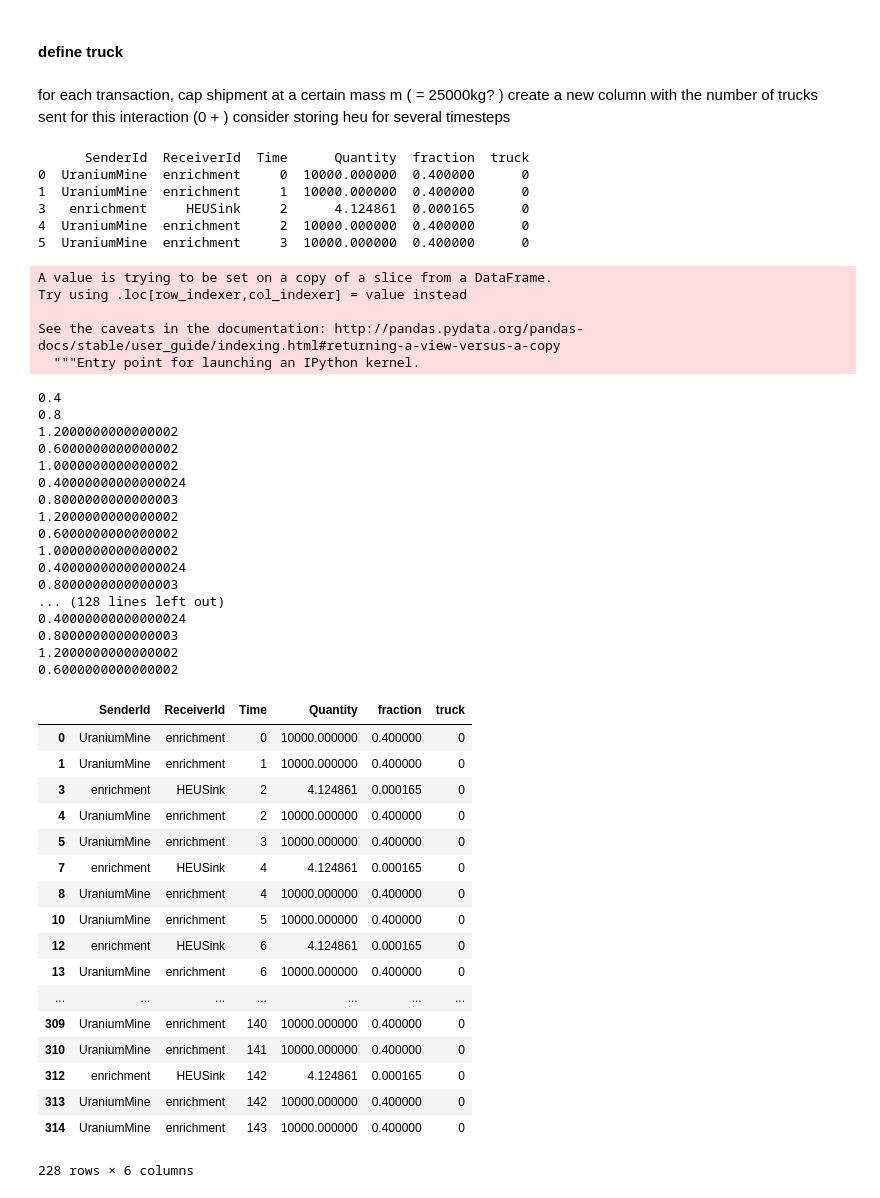
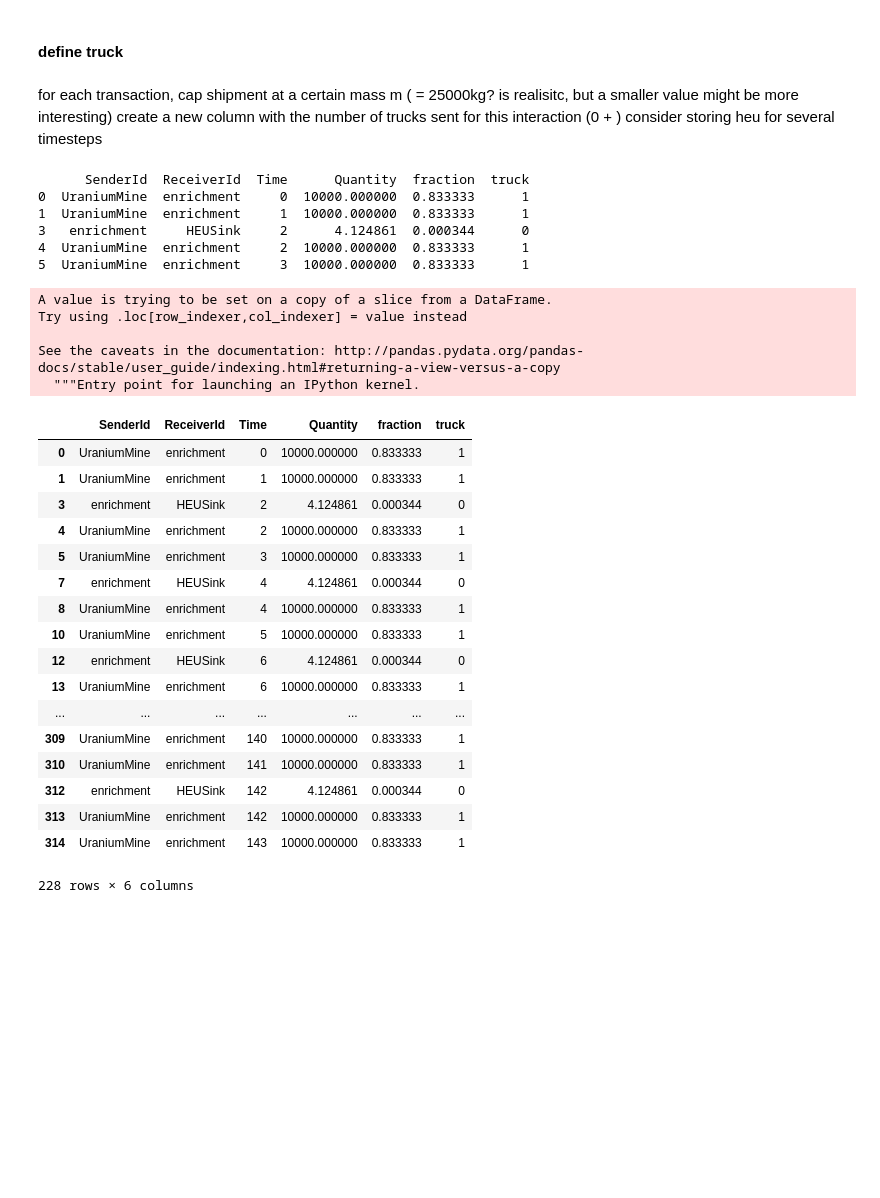
Before and after one commit to a-co/diversion_models, a Jupyter notebook: new_data_gen.ipynb, the cells around one changed output. Saved outputs shown, nothing was run; the diff lists cells and outputs as text; code cells hidden in the pictures; blank space fills up the shorter version.

```diff
--- a/new_data_gen.ipynb
+++ b/new_data_gen.ipynb
@@ -161,19 +161,19 @@ See the caveats in the documentation: http://pandas.pydata.org/pandas-docs/stabl
 # %% [markdown]
 #### define truck
 # %% [markdown]
-for each transaction, cap shipment at a certain mass m ( = 25000kg? )
+for each transaction, cap shipment at a certain mass m ( = 25000kg? is realisitc, but a smaller value might be more interesting)
 create a new column with the number of trucks sent for this interaction (0 + )
 consider storing heu for several timesteps
 # %%
-short["fraction"] = short["Quantity"] / 25000
+short["fraction"] = short["Quantity"] / 12000
 print(short.head())
 # %% [output]
       SenderId  ReceiverId  Time      Quantity  fraction  truck
-0  UraniumMine  enrichment     0  10000.000000  0.400000      0
-1  UraniumMine  enrichment     1  10000.000000  0.400000      0
-3   enrichment     HEUSink     2      4.124861  0.000165      0
-4  UraniumMine  enrichment     2  10000.000000  0.400000      0
-5  UraniumMine  enrichment     3  10000.000000  0.400000      0
+0  UraniumMine  enrichment     0  10000.000000  0.833333      1
+1  UraniumMine  enrichment     1  10000.000000  0.833333      1
+3   enrichment     HEUSink     2      4.124861  0.000344      0
+4  UraniumMine  enrichment     2  10000.000000  0.833333      1
+5  UraniumMine  enrichment     3  10000.000000  0.833333      1
 A value is trying to be set on a copy of a slice from a DataFrame.
 Try using .loc[row_indexer,col_indexer] = value instead
 
@@ -182,64 +182,46 @@ See the caveats in the documentation: http://pandas.pydata.org/pandas-docs/stabl
 # %%
 MtoE = 0
 EtoSink = 0
 EtoR = 0
 RtoSink = 0
 for index, row in short.iterrows():
     if row["SenderId"] == "UraniumMine" and row["ReceiverId"] == "enrichment":
         MtoE += row["fraction"]
-        print(MtoE)
         if MtoE > 1:
-            row["truck"] = 1
+            short.loc[index, "truck"] = 1
             MtoE -= 1
     if row["SenderId"] == "enrichment" and row["ReceiverId"] == "HEUSink":
         EtoSink += row["fraction"]
         if EtoSink > 1:
-            row["truck"] = 1
+            short.loc[index, "truck"] = 1
             EtoSink -= 1
     if row["SenderId"] == "enrichment" and row["ReceiverId"] == "reactor":
         EtoR += row["fraction"]
         if EtoR > 1:
-            row["truck"] = 1
+            short.loc[index, "truck"] = 1
             EtoR -=1
     if row["SenderId"] == "reactor" and row["ReceiverId"] == "SpentFuelSink":
         RtoSink += row["fraction"]
-        if RtoSink> 1:
-            row["truck"] -= 1
-            RtoSink = 0
+        if RtoSink > 1:
+            short.loc[index, "truck"] = 1
+            RtoSink -=1
 short
 # %% [output]
+|  | SenderId | ReceiverId | Time | Quantity | fraction | truck |
+| 0 | UraniumMine | enrichment | 0 | 10000.000000 | 0.833333 | 1 |
+| 1 | UraniumMine | enrichment | 1 | 10000.000000 | 0.833333 | 1 |
+| 3 | enrichment | HEUSink | 2 | 4.124861 | 0.000344 | 0 |
+| 4 | UraniumMine | enrichment | 2 | 10000.000000 | 0.833333 | 1 |
+| 5 | UraniumMine | enrichment | 3 | 10000.000000 | 0.833333 | 1 |
+| 7 | enrichment | HEUSink | 4 | 4.124861 | 0.000344 | 0 |
+| 8 | UraniumMine | enrichment | 4 | 10000.000000 | 0.833333 | 1 |
+| 10 | UraniumMine | enrichment | 5 | 10000.000000 | 0.833333 | 1 |
+| 12 | enrichment | HEUSink | 6 | 4.124861 | 0.000344 | 0 |
+| 13 | UraniumMine | enrichment | 6 | 10000.000000 | 0.833333 | 1 |
+| ... | ... | ... | ... | ... | ... | ... |
+| 309 | UraniumMine | enrichment | 140 | 10000.000000 | 0.833333 | 1 |
+| 310 | UraniumMine | enrichment | 141 | 10000.000000 | 0.833333 | 1 |
+| 312 | enrichment | HEUSink | 142 | 4.124861 | 0.000344 | 0 |
+| 313 | UraniumMine | enrichment | 142 | 10000.000000 | 0.833333 | 1 |
+| 314 | UraniumMine | enrichment | 143 | 10000.000000 | 0.833333 | 1 |
-0.4
-0.8
-1.2000000000000002
-0.6000000000000002
-1.0000000000000002
-0.40000000000000024
-0.8000000000000003
-1.2000000000000002
-0.6000000000000002
-1.0000000000000002
-0.40000000000000024
-0.8000000000000003
-... (128 lines left out)
-0.40000000000000024
-0.8000000000000003
-1.2000000000000002
-0.6000000000000002
+228 rows × 6 columns
-|  | SenderId | ReceiverId | Time | Quantity | fraction | truck |
-| 0 | UraniumMine | enrichment | 0 | 10000.000000 | 0.400000 | 0 |
-| 1 | UraniumMine | enrichment | 1 | 10000.000000 | 0.400000 | 0 |
-| 3 | enrichment | HEUSink | 2 | 4.124861 | 0.000165 | 0 |
-| 4 | UraniumMine | enrichment | 2 | 10000.000000 | 0.400000 | 0 |
-| 5 | UraniumMine | enrichment | 3 | 10000.000000 | 0.400000 | 0 |
-| 7 | enrichment | HEUSink | 4 | 4.124861 | 0.000165 | 0 |
-| 8 | UraniumMine | enrichment | 4 | 10000.000000 | 0.400000 | 0 |
-| 10 | UraniumMine | enrichment | 5 | 10000.000000 | 0.400000 | 0 |
-| 12 | enrichment | HEUSink | 6 | 4.124861 | 0.000165 | 0 |
-| 13 | UraniumMine | enrichment | 6 | 10000.000000 | 0.400000 | 0 |
-| ... | ... | ... | ... | ... | ... | ... |
-| 309 | UraniumMine | enrichment | 140 | 10000.000000 | 0.400000 | 0 |
-| 310 | UraniumMine | enrichment | 141 | 10000.000000 | 0.400000 | 0 |
-| 312 | enrichment | HEUSink | 142 | 4.124861 | 0.000165 | 0 |
-| 313 | UraniumMine | enrichment | 142 | 10000.000000 | 0.400000 | 0 |
-| 314 | UraniumMine | enrichment | 143 | 10000.000000 | 0.400000 | 0 |
-228 rows × 6 columns
```
Also changed, not shown: parts of 5 cells of this notebook.
